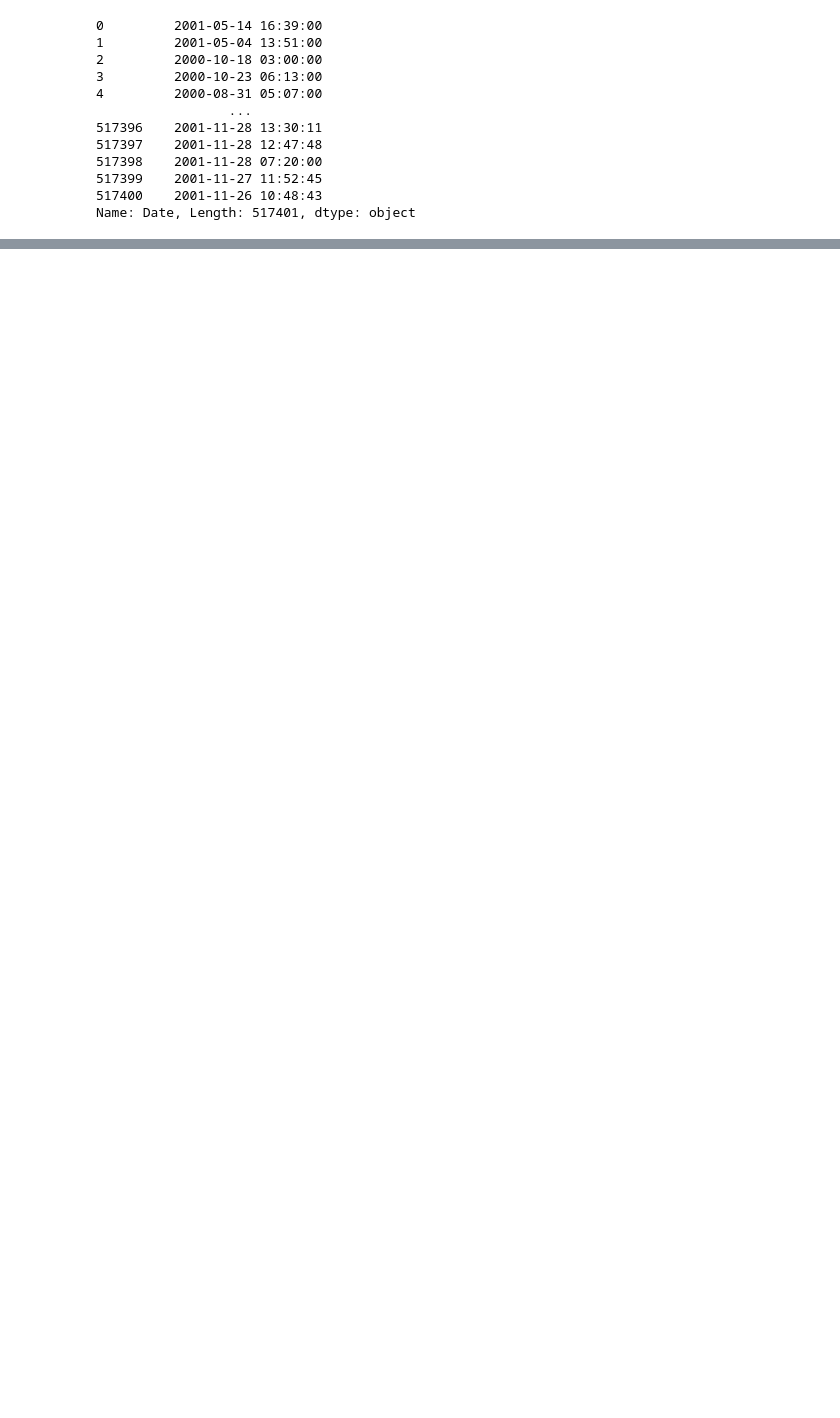
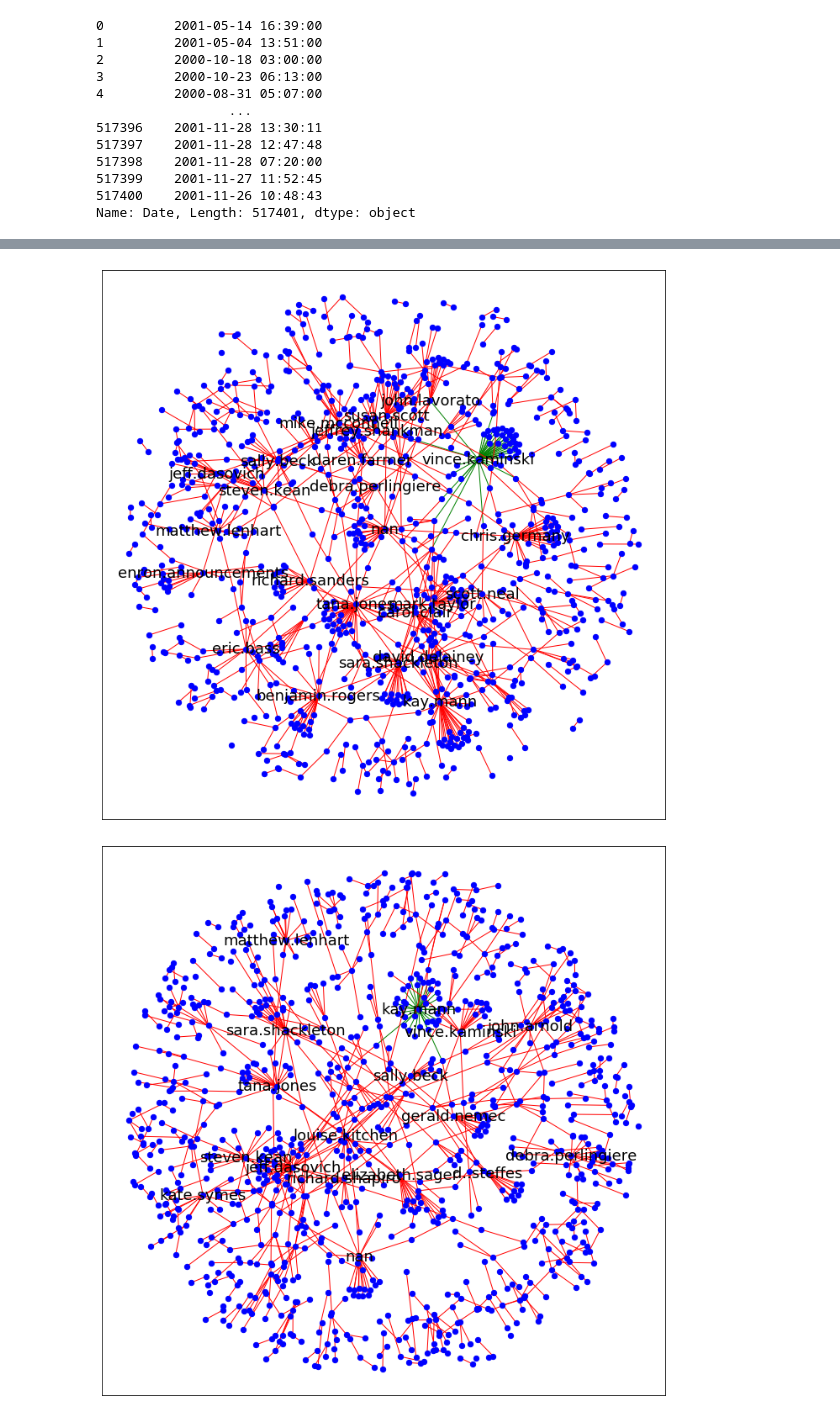
Before and after one commit to Aditya-11/Eron-Email-Analysis, a Jupyter notebook: enron_graph_final.ipynb, the cells around one changed output, grey strips where cells are left out. Saved outputs shown, nothing was run; the diff lists cells and outputs as text; code cells hidden in the pictures; blank space fills up the shorter version.

```diff
--- a/enron_graph_final.ipynb
+++ b/enron_graph_final.ipynb
@@ -213,0 +299,49 @@ polarityGraph(G3, p3, backup3)
+# %%
+def get_subjectivity(G, df):
+  subj = {}
+  for edge in G.edges():
+    filtered_df = df[(df["Sender"] == edge[0]) & (df["Recipient 1"] == edge[0])]
+    if len(filtered_df) > 0:
+      message = filtered_df.iloc[0,-1]
+      blob = TextBlob(message)
+      subj[edge] = blob.sentiment.subjectivity
+    else:
+      subj[edge] = 0
+
+  return subj
+
+g1 = get_subjectivity(G1,df1)
+g2 = get_subjectivity(G2,df2)
+g3 = get_subjectivity(G3,df4)
+# %%
+def subjectivityGraph(G, subjectivity, backup):
+  plt.figure(figsize=(12, 12))
+  pos = nx.spring_layout(G, k=.1)
+
+  labels = {}
+  for node in G.nodes():
+    if backup[node] > 0.01:
+        #set the node name as the key and the label as its value
+        labels[node] = node
+
+  colors = []
+  polarities = np.array(list(subjectivity.values()))
+
+  for edge in G.edges():
+      if subjectivity[edge] > 0.5:
+        #set the node name as the key and the label as its value
+        colors.append("green")
+      elif subjectivity[edge] < 0.5:
+        colors.append("red")
+      else:
+        colors.append('grey')
+  nx.draw_networkx(G, pos, nodelist=backup.keys(), node_size=40, node_color="blue", with_labels=False, edge_color=colors)
+  nx.draw_networkx_labels(G,pos,labels,font_size = 18, font_color='black')
+  plt.show()
+
+subjectivityGraph(G1, g1, backup1)
+subjectivityGraph(G2, g2, backup2)
+subjectivityGraph(G3, g3, backup3)
+# %% [output]
+[figure, added]
+[figure, added]
```
Also changed, not shown: parts of 11 cells of this notebook.
